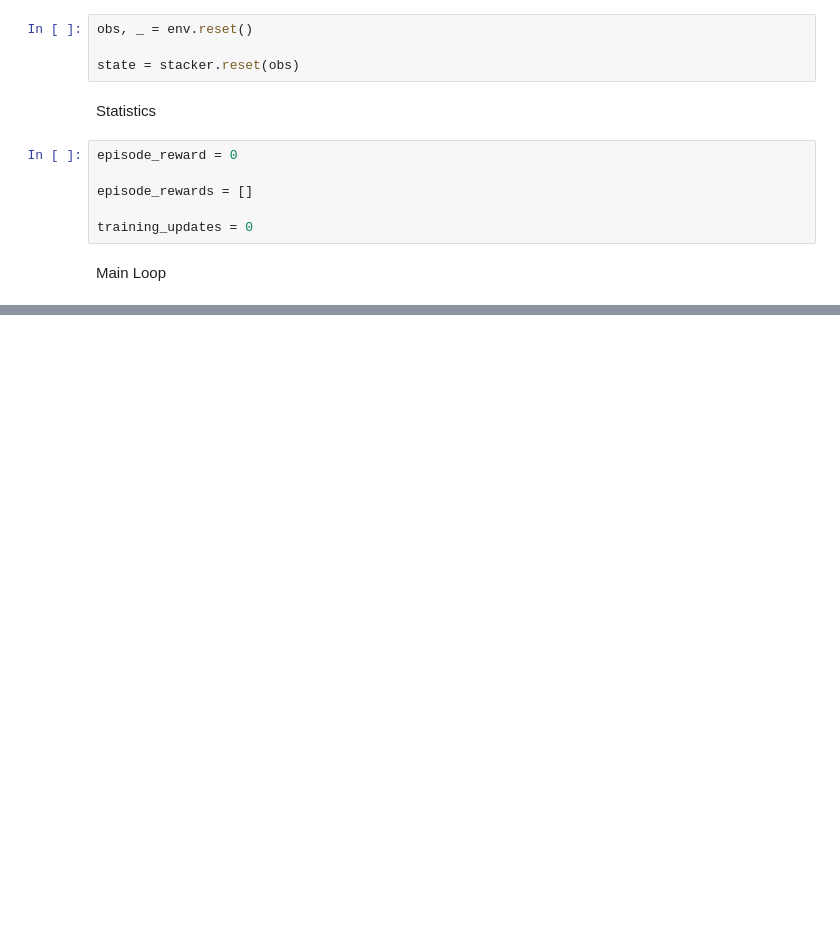
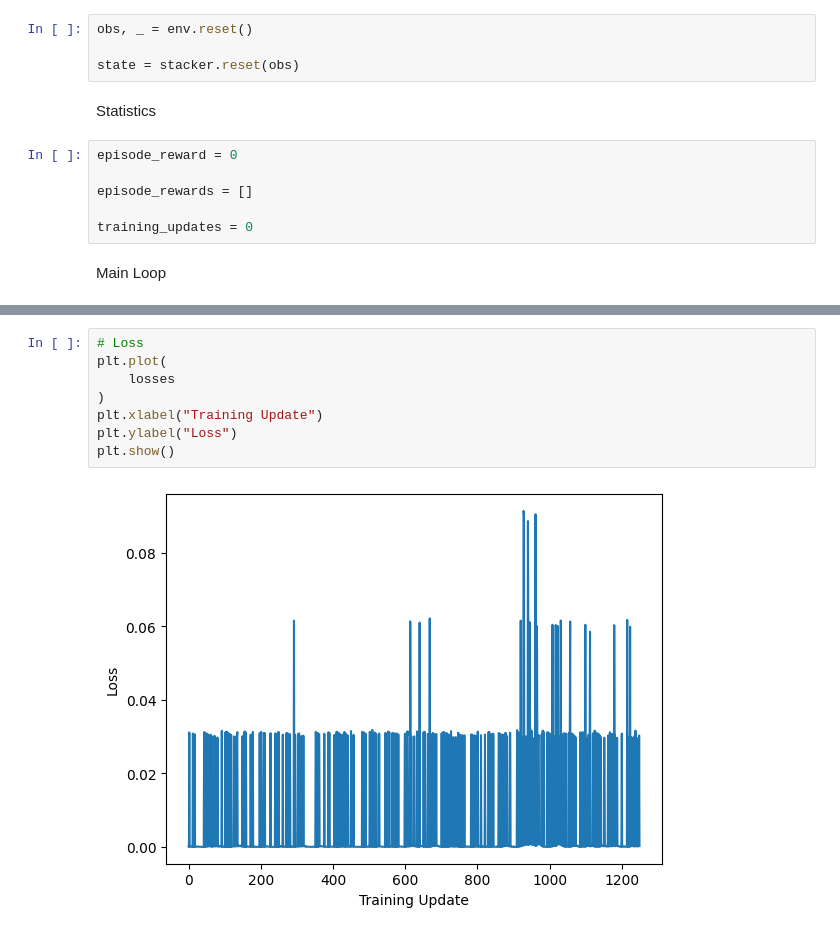
Before and after one commit to sarthaknandwani/DQN_Extensions, a Jupyter notebook: notebooks/template.ipynb, the cells around one changed output, grey strips where cells are left out. Saved outputs shown, nothing was run; the diff lists cells and outputs as text; blank space fills up the shorter version.

```diff
--- a/notebooks/template.ipynb
+++ b/notebooks/template.ipynb
@@ -1153,0 +1320,10 @@ Episode 506 | Reward 1.0 | Epsilon 0.103
+# %%
+# Loss
+plt.plot(
+    losses
+)
+plt.xlabel("Training Update")
+plt.ylabel("Loss")
+plt.show()
+# %% [output]
+[figure, added]
```
Also changed, not shown: parts of 27 cells of this notebook.
